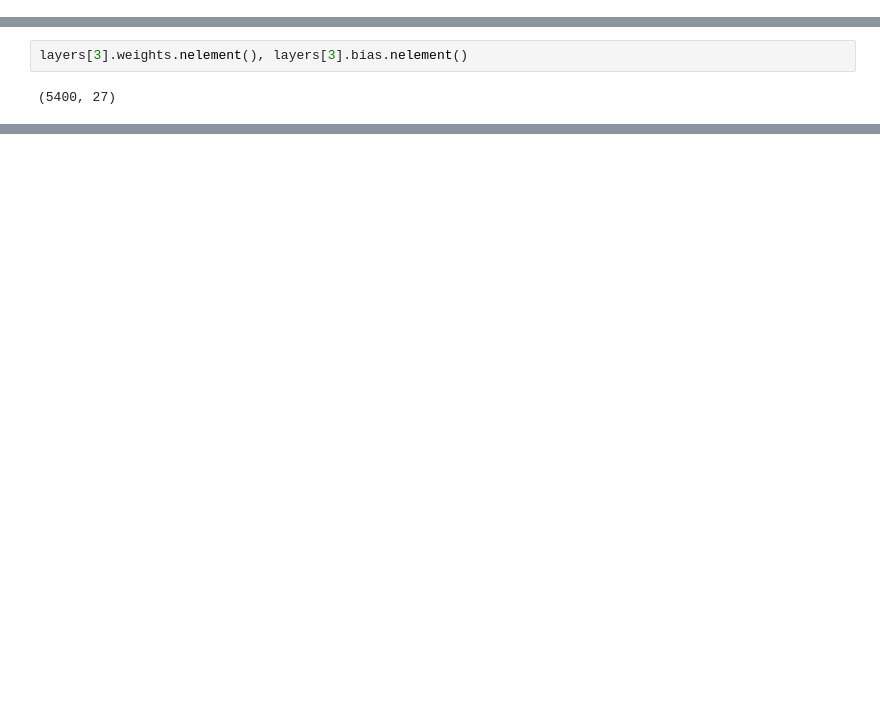
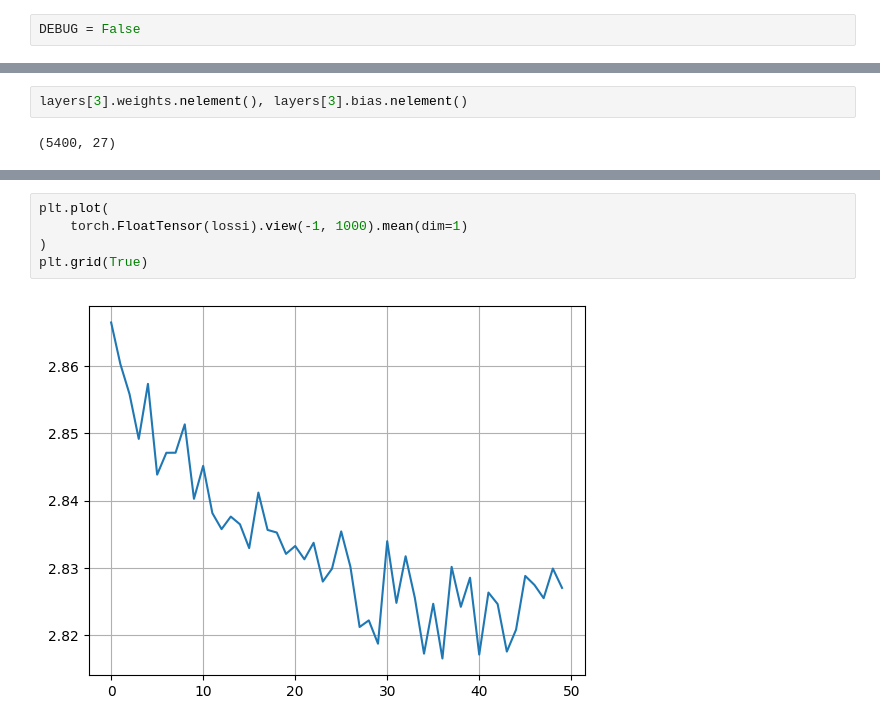
Before and after one commit to h2oduct/nn-zero-to-hero, a Jupyter notebook: lectures/makemore/self_makemore_part5_wn.ipynb, the cells around one changed output, grey strips where cells are left out. Cells and saved outputs as stored; diff of their text form; blank space fills up the shorter version.

```diff
--- a/lectures/makemore/self_makemore_part5_wn.ipynb
+++ b/lectures/makemore/self_makemore_part5_wn.ipynb
@@ -889,5 +1098,7 @@ fl
 # %% [markdown]
 ### 202404009072500--??
+# %%
+DEBUG = False
 # %%
 class Linear:
     def __init__(self, fan_in, fan_out, bias=True):
@@ -1077,0 +1395,7 @@ layers[3].weights.nelement(), layers[3].bias.nelement()
+# %%
+plt.plot(
+    torch.FloatTensor(lossi).view(-1, 1000).mean(dim=1)
+)
+plt.grid(True)
+# %% [output]
+[figure, added]
```
Also changed, not shown: parts of 57 cells of this notebook.
